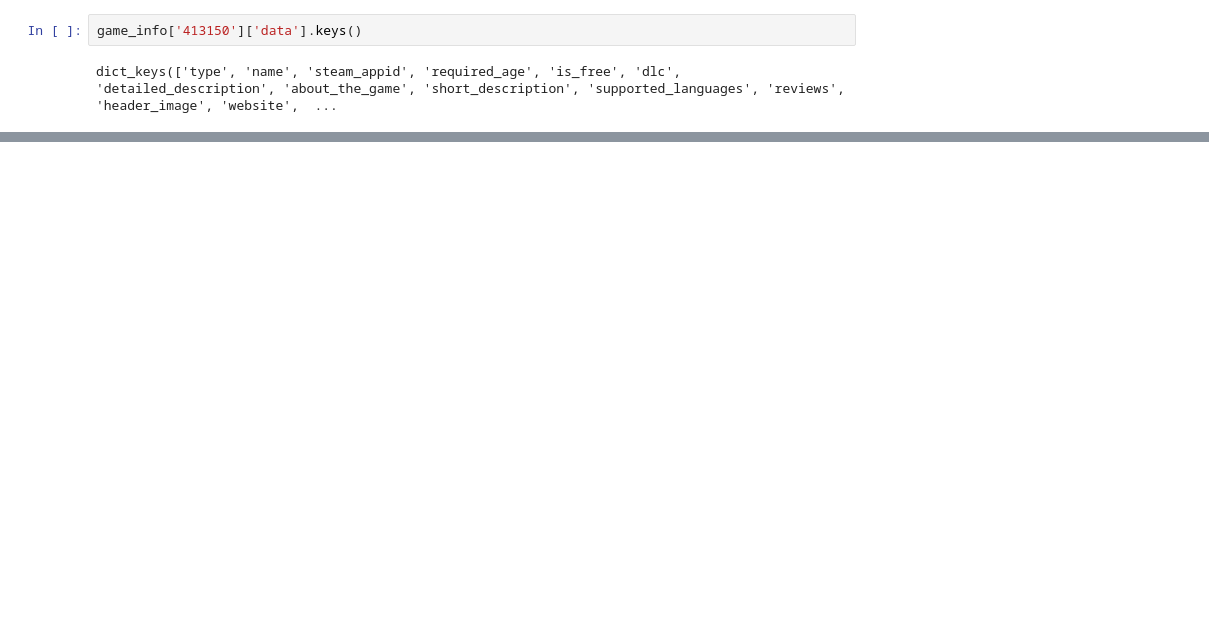
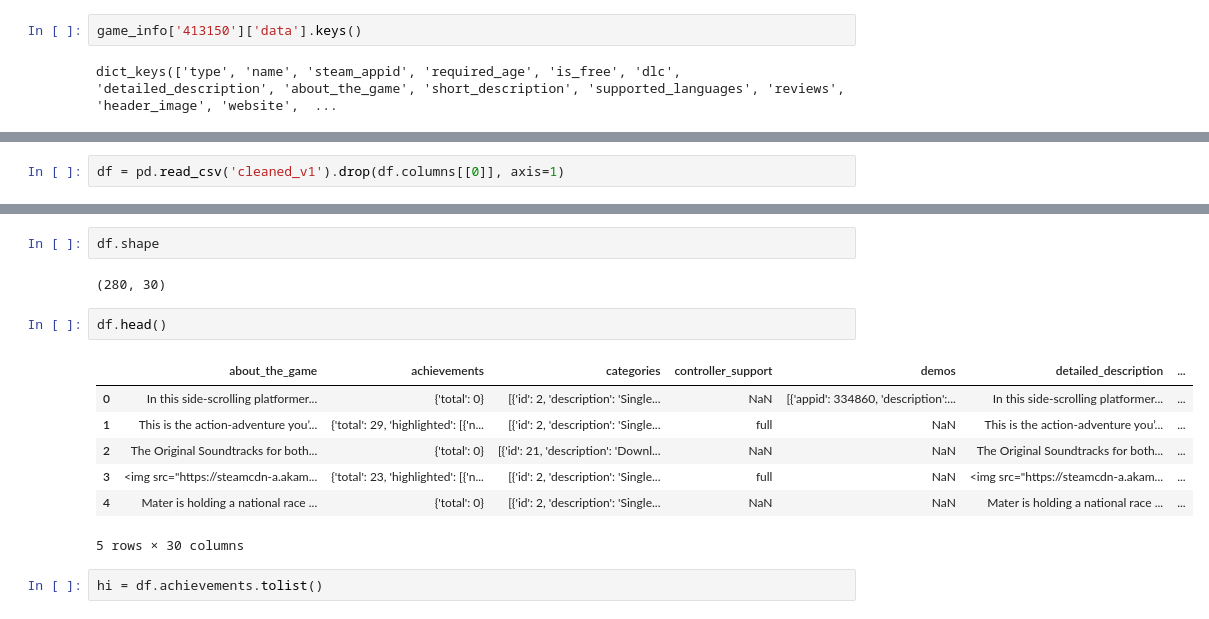
Before and after one commit to rvent/Steam_Pricing_Classification_Project, a Jupyter notebook: Steam Data.ipynb, the cells around one changed output, grey strips where cells are left out. Cells and saved outputs as stored; diff of their text form; blank space fills up the shorter version.

Commit message:
Steam3

```diff
--- a/Steam Data.ipynb
+++ b/Steam Data.ipynb
@@ -212,0 +293,2 @@ KeyError: 'data'
+# %%
+df = pd.read_csv('cleaned_v1').drop(df.columns[[0]], axis=1)
@@ -212,0 +306,16 @@ KeyError: 'data'
+# %%
+df.shape
+# %% [output]
+(280, 30)
+# %%
+df.head()
+# %% [output]
+|  | about_the_game | achievements | categories | controller_support | demos | detailed_description | ... |
+| 0 | In this side-scrolling platformer... | {'total': 0} | [{'id': 2, 'description': 'Single... | NaN | [{'appid': 334860, 'description':... | In this side-scrolling platformer... | ... |
+| 1 | This is the action-adventure you’... | {'total': 29, 'highlighted': [{'n... | [{'id': 2, 'description': 'Single... | full | NaN | This is the action-adventure you’... | ... |
+| 2 | The Original Soundtracks for both... | {'total': 0} | [{'id': 21, 'description': 'Downl... | NaN | NaN | The Original Soundtracks for both... | ... |
+| 3 | <img src="https://steamcdn-a.akam... | {'total': 23, 'highlighted': [{'n... | [{'id': 2, 'description': 'Single... | full | NaN | <img src="https://steamcdn-a.akam... | ... |
+| 4 | Mater is holding a national race ... | {'total': 0} | [{'id': 2, 'description': 'Single... | NaN | NaN | Mater is holding a national race ... | ... |
+5 rows × 30 columns
+# %%
+hi = df.achievements.tolist()
```
Also changed, not shown: parts of 31 cells of this notebook.
